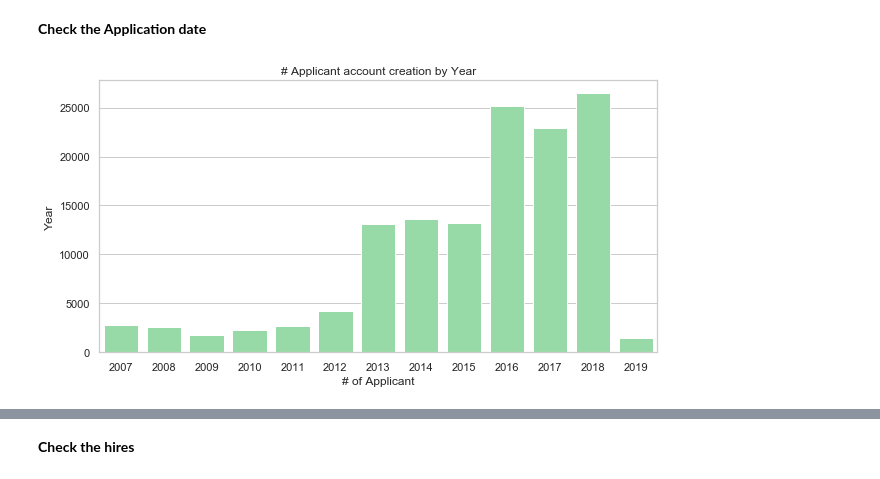
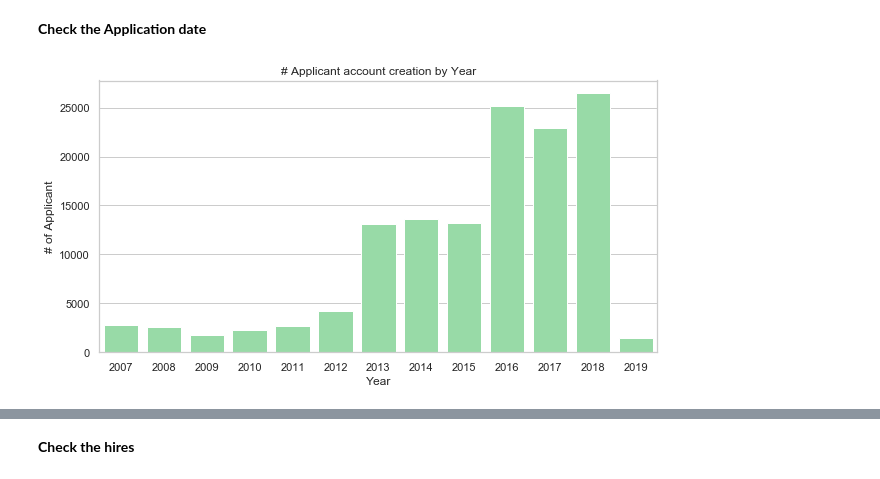
Before and after one commit to vivekbp1994/Teradata, a Jupyter notebook: EDA/EDA1 - Understanding the files- Contacts.ipynb, the cells around one changed output, grey strips where cells are left out. Drawn from its saved outputs; the diff is of its cells as text; code cells hidden in the pictures.

```diff
--- a/EDA/EDA1 - Understanding the files- Contacts.ipynb
+++ b/EDA/EDA1 - Understanding the files- Contacts.ipynb
@@ -180,22 +199,22 @@ Name: Gender__c, dtype: int64
 # %%
 df_filt['CreatedDate']=pd.to_datetime(df_filt['CreatedDate'])
 df_filt['Created_Year']=df_filt['CreatedDate'].dt.year
 df_filt['Created_month']=df_filt['CreatedDate'].dt.month
 
 sns.set(style="whitegrid")
 
 # Initialize the matplotlib figure
 f, ax = plt.subplots(figsize=(10, 5))
 
 # Plot the total items per category
 sns.set_color_codes("pastel")
 sns.barplot(x="index", y='Created_Year', data=df_filt['Created_Year'].value_counts().reset_index(),
             label="# Items", color="g")
 
 # Add a legend and informative axis label
-ax.set( ylabel="Year", title='# Applicant account creation by Year',
-       xlabel="# of Applicant")
+ax.set( ylabel="# of Applicant", title='# Applicant account creation by Year',
+       xlabel="Year")
 
 plt.show()
 # %% [output]
-[figure, old version]
+[figure, new version]
```
Also changed, not shown: parts of 17 cells of this notebook, 6 other files.
